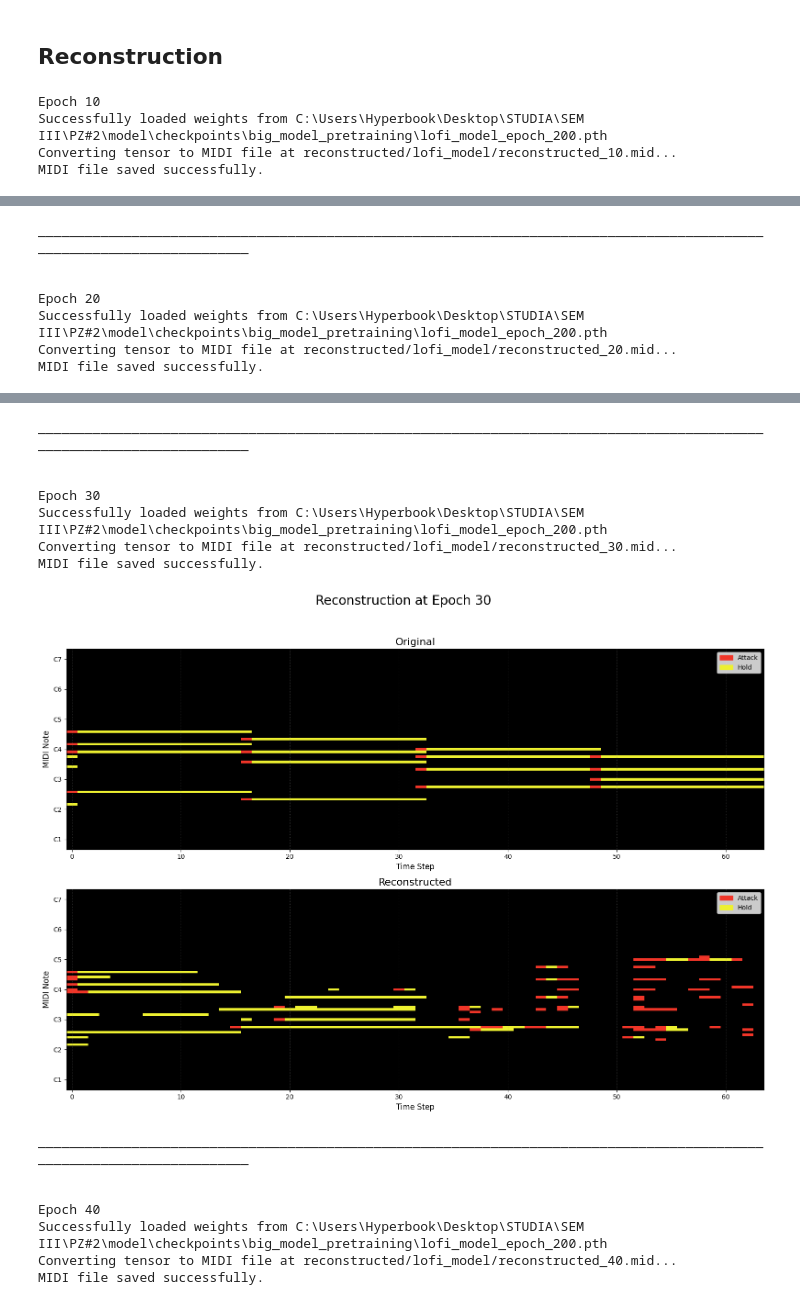
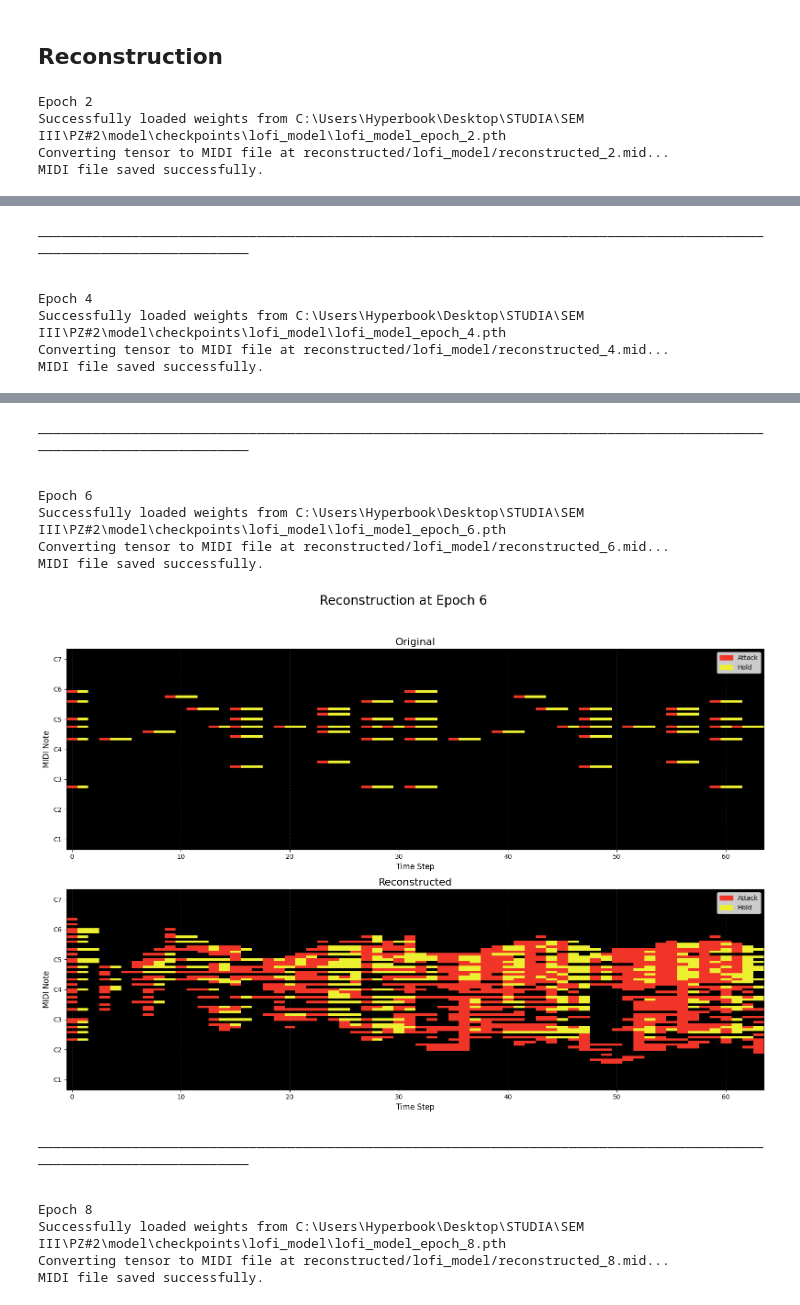
Before and after one commit to ziemmi13/Lofi-MIDI-VAE-generator, a Jupyter notebook: model/Reconstruct.ipynb, the cells around one changed output, grey strips where cells are left out. Cells and saved outputs as stored; diff of their text form; code cells hidden in the pictures.

```diff
--- a/model/Reconstruct.ipynb
+++ b/model/Reconstruct.ipynb
@@ -28,7 +30,7 @@ Successfully extracted 1853 segments from 2151 files.
 # %%
 from matplotlib import pyplot as plt
 
-for epoch in range(10, 200, 10):
+for epoch in range(2, 20, 2):
     print(f"Epoch {epoch}")
     model = LofiModel()
     model.load_weights(rf"C:\Users\Hyperbook\Desktop\STUDIA\SEM III\PZ#2\model\checkpoints\lofi_model\lofi_model_epoch_{epoch}.pth")
@@ -51,7 +53,7 @@ for epoch in range(10, 200, 10):
     print(60*"__"+"\n")
     print()
 # %% [output]
-Epoch 10
-Successfully loaded weights from C:\Users\Hyperbook\Desktop\STUDIA\SEM III\PZ#2\model\checkpoints\big_model_pretraining\lofi_model_epoch_200.pth
-Converting tensor to MIDI file at reconstructed/lofi_model/reconstructed_10.mid...
+Epoch 2
+Successfully loaded weights from C:\Users\Hyperbook\Desktop\STUDIA\SEM III\PZ#2\model\checkpoints\lofi_model\lofi_model_epoch_2.pth
+Converting tensor to MIDI file at reconstructed/lofi_model/reconstructed_2.mid...
 MIDI file saved successfully.
@@ -59,7 +61,7 @@ MIDI file saved successfully.
 ________________________________________________________________________________________________________________________
 
 
-Epoch 20
-Successfully loaded weights from C:\Users\Hyperbook\Desktop\STUDIA\SEM III\PZ#2\model\checkpoints\big_model_pretraining\lofi_model_epoch_200.pth
-Converting tensor to MIDI file at reconstructed/lofi_model/reconstructed_20.mid...
+Epoch 4
+Successfully loaded weights from C:\Users\Hyperbook\Desktop\STUDIA\SEM III\PZ#2\model\checkpoints\lofi_model\lofi_model_epoch_4.pth
+Converting tensor to MIDI file at reconstructed/lofi_model/reconstructed_4.mid...
 MIDI file saved successfully.
@@ -67,15 +69,15 @@ MIDI file saved successfully.
 ________________________________________________________________________________________________________________________
 
 
-Epoch 30
-Successfully loaded weights from C:\Users\Hyperbook\Desktop\STUDIA\SEM III\PZ#2\model\checkpoints\big_model_pretraining\lofi_model_epoch_200.pth
-Converting tensor to MIDI file at reconstructed/lofi_model/reconstructed_30.mid...
+Epoch 6
+Successfully loaded weights from C:\Users\Hyperbook\Desktop\STUDIA\SEM III\PZ#2\model\checkpoints\lofi_model\lofi_model_epoch_6.pth
+Converting tensor to MIDI file at reconstructed/lofi_model/reconstructed_6.mid...
 MIDI file saved successfully.
-[figure, old version]
+[figure, new version]
 ________________________________________________________________________________________________________________________
 
 
-Epoch 40
-Successfully loaded weights from C:\Users\Hyperbook\Desktop\STUDIA\SEM III\PZ#2\model\checkpoints\big_model_pretraining\lofi_model_epoch_200.pth
-Converting tensor to MIDI file at reconstructed/lofi_model/reconstructed_40.mid...
+Epoch 8
+Successfully loaded weights from C:\Users\Hyperbook\Desktop\STUDIA\SEM III\PZ#2\model\checkpoints\lofi_model\lofi_model_epoch_8.pth
+Converting tensor to MIDI file at reconstructed/lofi_model/reconstructed_8.mid...
 MIDI file saved successfully.
```
Also changed, not shown: parts of 2 cells of this notebook, 2 other files.
